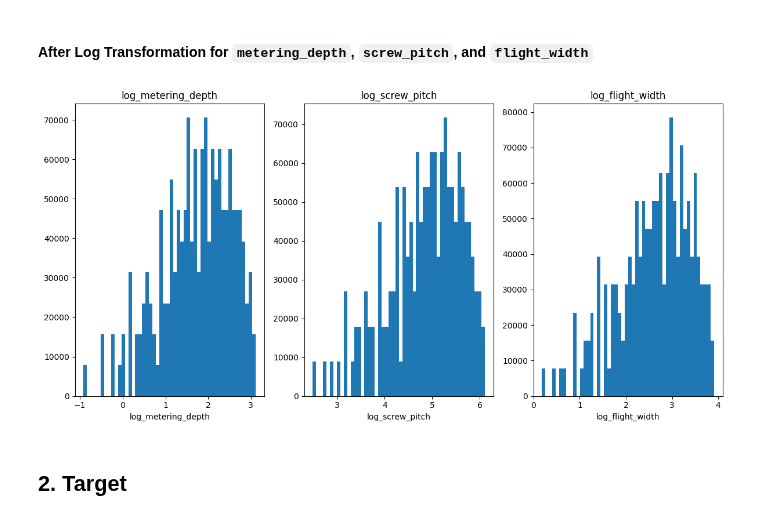
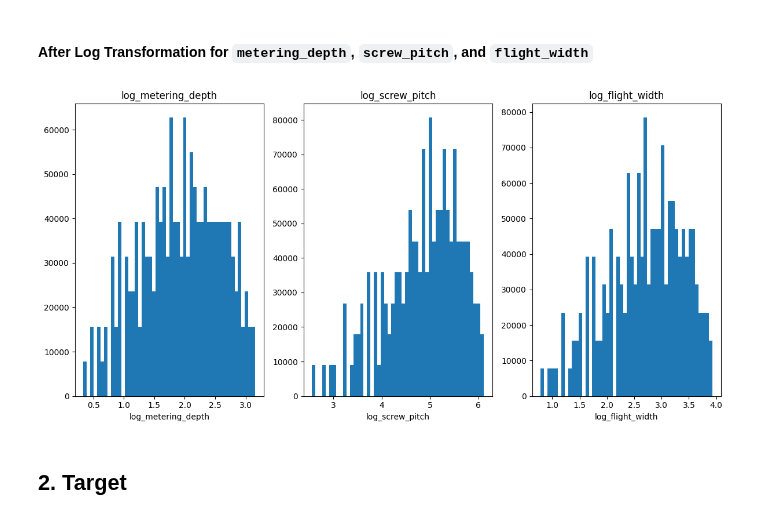
Before and after one commit to johnwslee/extrucal_machine-learning, a Jupyter notebook: notebooks/1_EDA_on_Dataset.ipynb, the cells around one changed output. Cells and saved outputs as stored; diff of their text form; code cells hidden in the pictures.

```diff
--- a/notebooks/1_EDA_on_Dataset.ipynb
+++ b/notebooks/1_EDA_on_Dataset.ipynb
@@ -87,13 +87,13 @@ log_features = ["metering_depth", "screw_pitch", "flight_width"]
 # %%
 fig, axs = plt.subplots(figsize=(12, 6), nrows=1, ncols=3)
 for i, feature in enumerate(log_features):
-    axs[i].hist(np.log(df[feature]), bins=50)
+    axs[i].hist(np.log1p(df[feature]), bins=50)
     axs[i].set_title(f"log_{feature}")
     axs[i].set_xlabel(f"log_{feature}")
 plt.tight_layout()
 plt.show();
 # %% [output]
-[figure, old version]
+[figure, new version]
 # %% [markdown]
 ## 2. Target
 # %%
```
Also changed, not shown: parts of 3 cells of this notebook, 2 other files.
